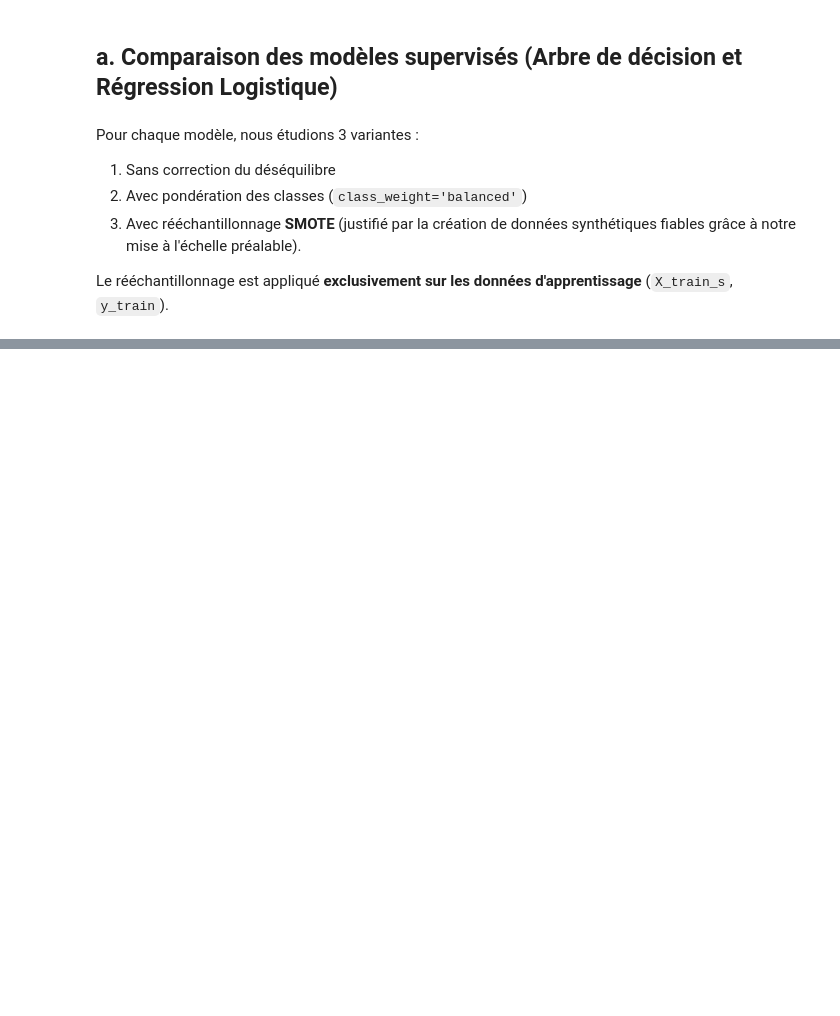
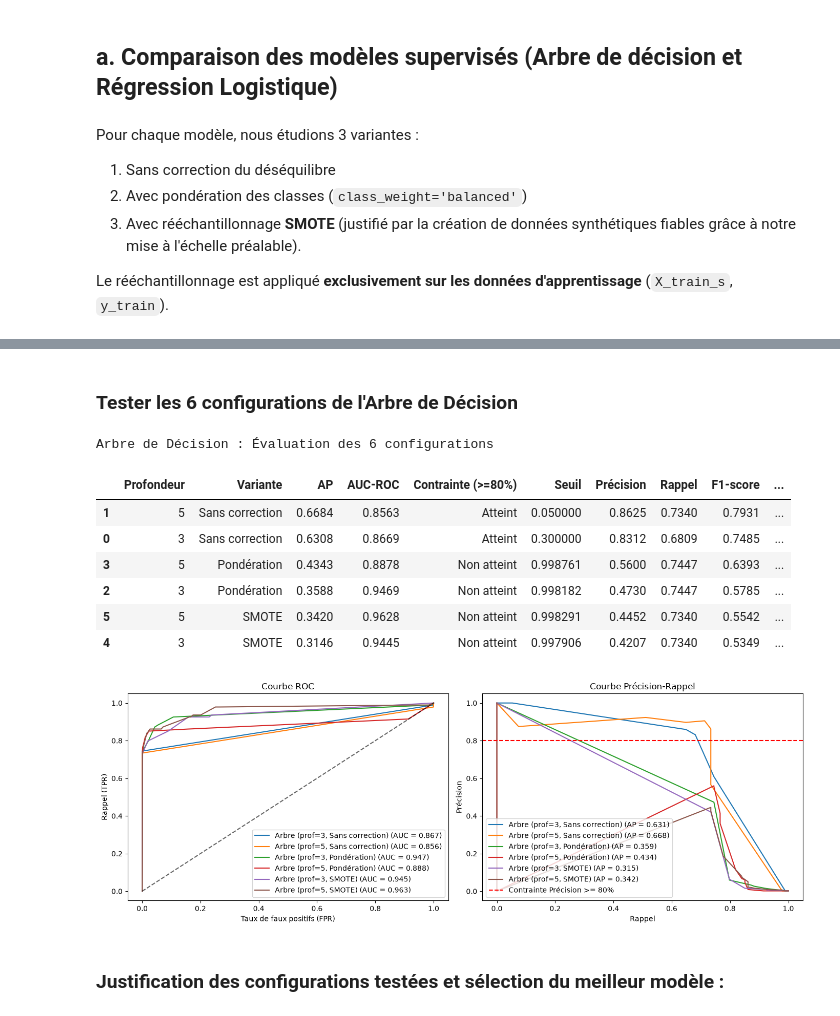
Before and after one commit to HananeDjouadi/TP-Anomalie-ML, a Jupyter notebook: notebook/partie2_fraudes.ipynb, the cells around one changed output, grey strips where cells are left out. Cells and saved outputs as stored; diff of their text form; code cells hidden in the pictures; blank space fills up the shorter version.

```diff
--- a/notebook/partie2_fraudes.ipynb
+++ b/notebook/partie2_fraudes.ipynb
@@ -219,0 +462,2 @@ Le rééchantillonnage est appliqué **exclusivement sur les données d'apprenti
+# %% [markdown]
+### Tester les 6 configurations de l'Arbre de Décision
@@ -219,0 +479,56 @@ Le rééchantillonnage est appliqué **exclusivement sur les données d'apprenti
+# %%
+for cfg in configs_dt:
+  cw = "balanced" if cfg["variante"] == "Pondération" else None
+  clf = DecisionTreeClassifier(
+      max_depth=cfg["max_depth"], class_weight=cw, random_state=42
+  )
+
+  if cfg["variante"] == "SMOTE":
+    clf.fit(X_train_smote, y_train_smote)
+  else:
+    clf.fit(X_train_s, y_train)
+
+  scores_val = clf.predict_proba(X_val_s)[:, 1]
+
+  nom_cfg = f"Arbre (prof={cfg['max_depth']}, {cfg['variante']})"
+  scores_6_dt[nom_cfg] = scores_val
+
+  res = utils_credit.trouver_meilleur_seuil(
+      y_val, scores_val, min_precision=0.80
+  )
+  res["Profondeur"] = cfg["max_depth"]
+  res["Variante"] = cfg["variante"]
+  resultats_complets_dt.append(res)
+# %%
+df_eval_dt = pd.DataFrame(resultats_complets_dt)
+colonnes_dt = [
+    "Profondeur",
+    "Variante",
+    "AP",
+    "AUC-ROC",
+    "Contrainte (>=80%)",
+    "Seuil",
+    "Précision",
+    "Rappel",
+    "F1-score",
+    "Balanced Accuracy",
+    "FP (Fausses alertes)",
+    "FN (Fraudes manquées)",
+]
+print("Arbre de Décision : Évaluation des 6 configurations")
+display(df_eval_dt[colonnes_dt].sort_values(by="AP", ascending=False))
+
+# Tracé des courbes ROC et Précision-Rappel des 6 configurations de l'Arbre
+utils_credit.tracer_courbes_roc_pr(y_val, scores_6_dt)
+# %% [output]
+Arbre de Décision : Évaluation des 6 configurations
+|  | Profondeur | Variante | AP | AUC-ROC | Contrainte (>=80%) | Seuil | Précision | Rappel | F1-score | ... |
+| 1 | 5 | Sans correction | 0.6684 | 0.8563 | Atteint | 0.050000 | 0.8625 | 0.7340 | 0.7931 | ... |
+| 0 | 3 | Sans correction | 0.6308 | 0.8669 | Atteint | 0.300000 | 0.8312 | 0.6809 | 0.7485 | ... |
+| 3 | 5 | Pondération | 0.4343 | 0.8878 | Non atteint | 0.998761 | 0.5600 | 0.7447 | 0.6393 | ... |
+| 2 | 3 | Pondération | 0.3588 | 0.9469 | Non atteint | 0.998182 | 0.4730 | 0.7447 | 0.5785 | ... |
+| 5 | 5 | SMOTE | 0.3420 | 0.9628 | Non atteint | 0.998291 | 0.4452 | 0.7340 | 0.5542 | ... |
+| 4 | 3 | SMOTE | 0.3146 | 0.9445 | Non atteint | 0.997906 | 0.4207 | 0.7340 | 0.5349 | ... |
+[figure, added]
+# %% [markdown]
+### Justification des configurations testées et sélection du meilleur modèle :
```
Also changed, not shown: parts of 24 cells of this notebook, 2 other files.
